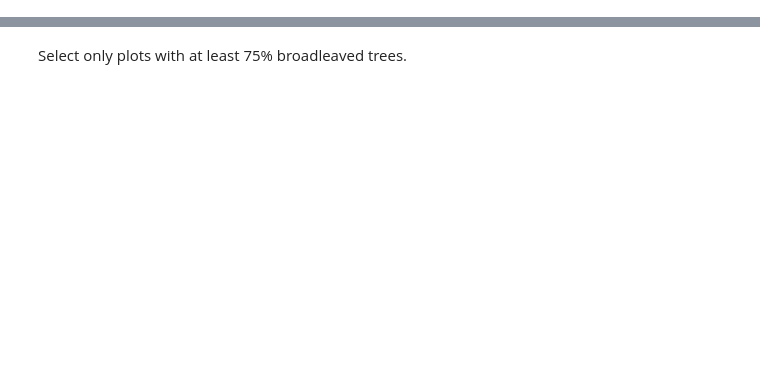
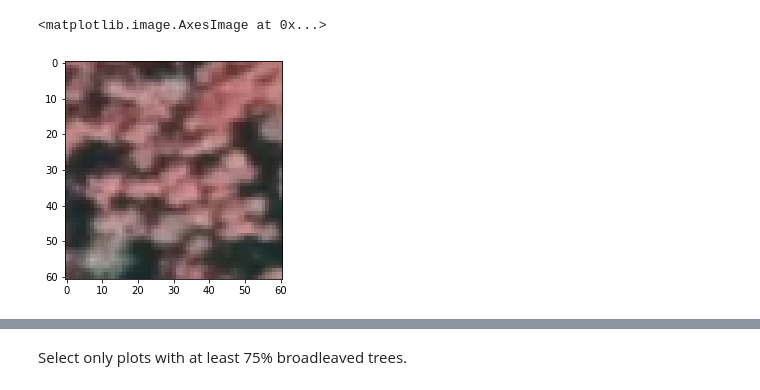
Before and after one commit to mayrajeo/enveco, a Jupyter notebook: examples/Check NDVI values for plots.ipynb, the cells around one changed output, grey strips where cells are left out. Saved outputs shown, nothing was run; the diff lists cells and outputs as text; code cells hidden in the pictures; blank space fills up the shorter version.

```diff
--- a/examples/Check NDVI values for plots.ipynb
+++ b/examples/Check NDVI values for plots.ipynb
@@ -5,0 +121,5 @@ from enveco.data.image import *
+# %%
+plt.imshow(imvals.T.swapaxes(0,1)/255)
+# %% [output]
+<matplotlib.image.AxesImage at 0x...>
+[figure, added]
```
Also changed, not shown: parts of 39 cells of this notebook, 55 other files.
